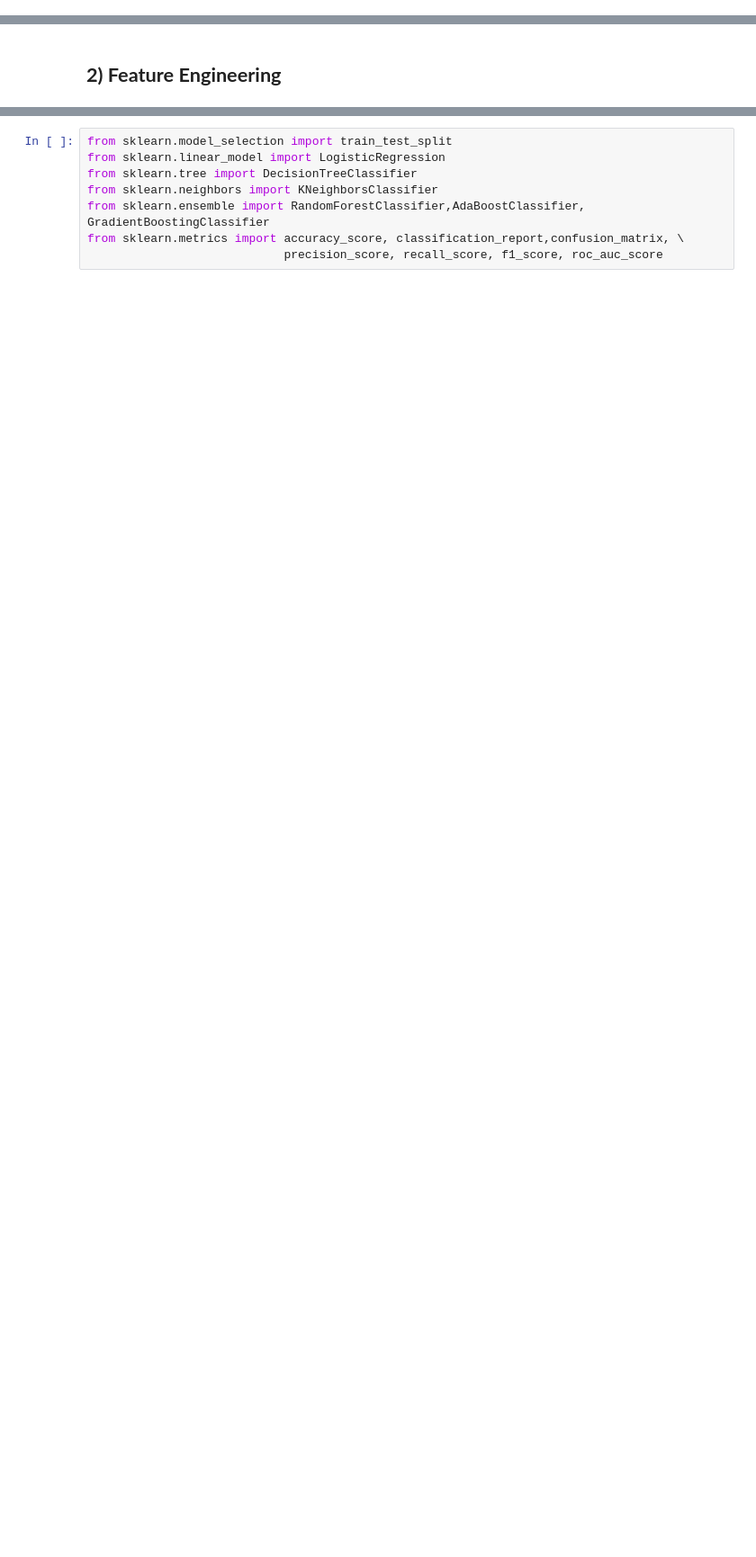
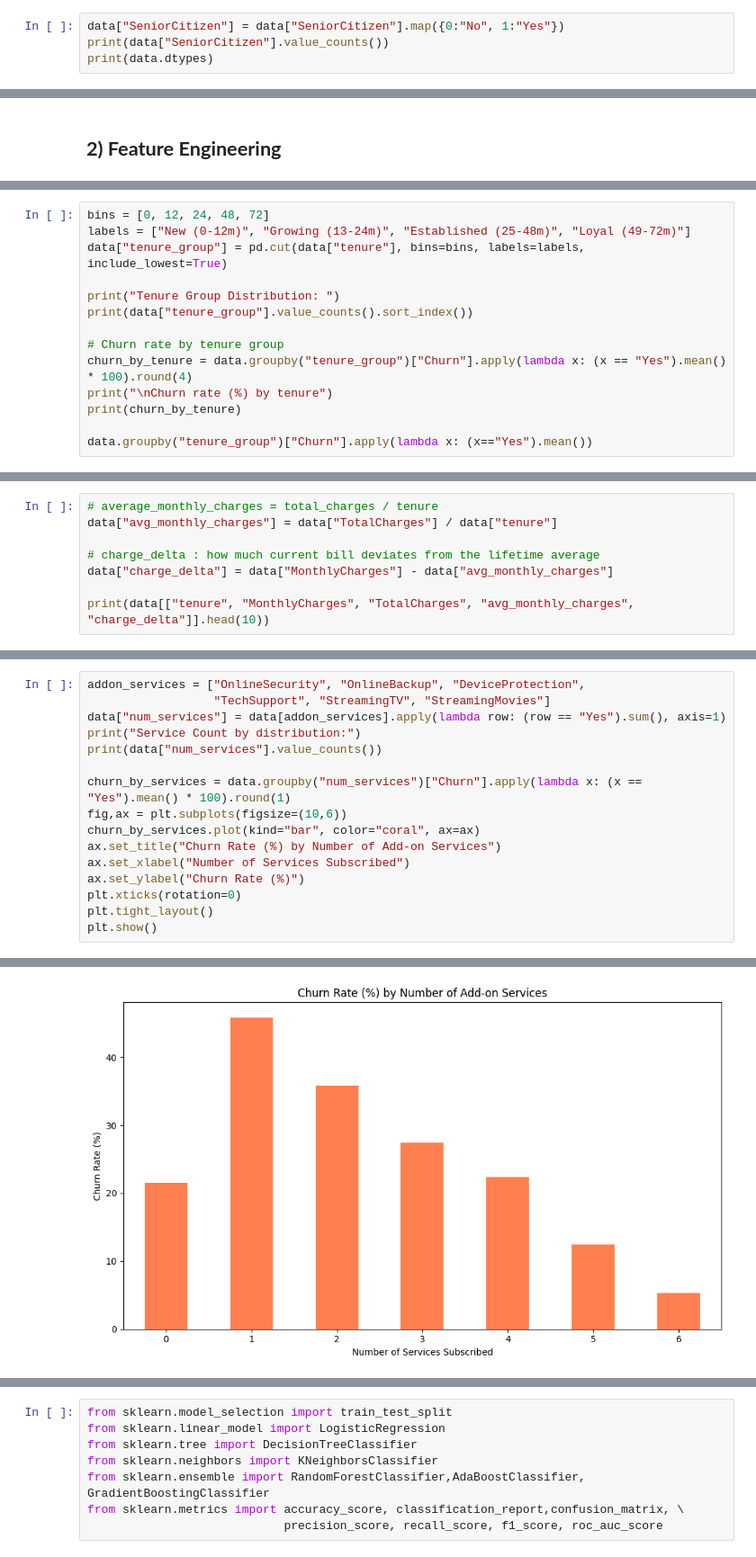
Before and after one commit to vivek-3369/end-to-end-customer-churn-prediction-project, a Jupyter notebook: notebooks/Feature_Engineering_and_Model_Training.ipynb, the cells around one changed output, grey strips where cells are left out. Shown at 90% size. Drawn from its saved outputs; the diff is of its cells as text; blank space fills up the shorter version.

```diff
--- a/notebooks/Feature_Engineering_and_Model_Training.ipynb
+++ b/notebooks/Feature_Engineering_and_Model_Training.ipynb
@@ -198,0 +201,4 @@ Name: count, dtype: int64
+# %%
+data["SeniorCitizen"] = data["SeniorCitizen"].map({0:"No", 1:"Yes"})
+print(data["SeniorCitizen"].value_counts())
+print(data.dtypes)
@@ -341,0 +227,14 @@ X_res, y_res = smote.fit_resample(X, y)
+# %%
+bins = [0, 12, 24, 48, 72]
+labels = ["New (0-12m)", "Growing (13-24m)", "Established (25-48m)", "Loyal (49-72m)"]
+data["tenure_group"] = pd.cut(data["tenure"], bins=bins, labels=labels, include_lowest=True)
+
+print("Tenure Group Distribution: ")
+print(data["tenure_group"].value_counts().sort_index())
+
+# Churn rate by tenure group
+churn_by_tenure = data.groupby("tenure_group")["Churn"].apply(lambda x: (x == "Yes").mean() * 100).round(4)
+print("\nChurn rate (%) by tenure")
+print(churn_by_tenure)
+
+data.groupby("tenure_group")["Churn"].apply(lambda x: (x=="Yes").mean())
@@ -341,0 +265,8 @@ X_res, y_res = smote.fit_resample(X, y)
+# %%
+# average_monthly_charges = total_charges / tenure
+data["avg_monthly_charges"] = data["TotalCharges"] / data["tenure"]
+
+# charge_delta : how much current bill deviates from the lifetime average
+data["charge_delta"] = data["MonthlyCharges"] - data["avg_monthly_charges"]
+
+print(data[["tenure", "MonthlyCharges", "TotalCharges", "avg_monthly_charges", "charge_delta"]].head(10))
@@ -341,0 +287,17 @@ X_res, y_res = smote.fit_resample(X, y)
+# %%
+addon_services = ["OnlineSecurity", "OnlineBackup", "DeviceProtection",
+                  "TechSupport", "StreamingTV", "StreamingMovies"]
+data["num_services"] = data[addon_services].apply(lambda row: (row == "Yes").sum(), axis=1)
+print("Service Count by distribution:")
+print(data["num_services"].value_counts())
+
+churn_by_services = data.groupby("num_services")["Churn"].apply(lambda x: (x == "Yes").mean() * 100).round(1)
+fig,ax = plt.subplots(figsize=(10,6))
+churn_by_services.plot(kind="bar", color="coral", ax=ax)
+ax.set_title("Churn Rate (%) by Number of Add-on Services")
+ax.set_xlabel("Number of Services Subscribed")
+ax.set_ylabel("Churn Rate (%)")
+plt.xticks(rotation=0)
+plt.tight_layout()
+plt.show()
+# %% [output]
@@ -341,0 +314 @@ X_res, y_res = smote.fit_resample(X, y)
+[figure, added]
```
Also changed, not shown: parts of 57 cells of this notebook.
